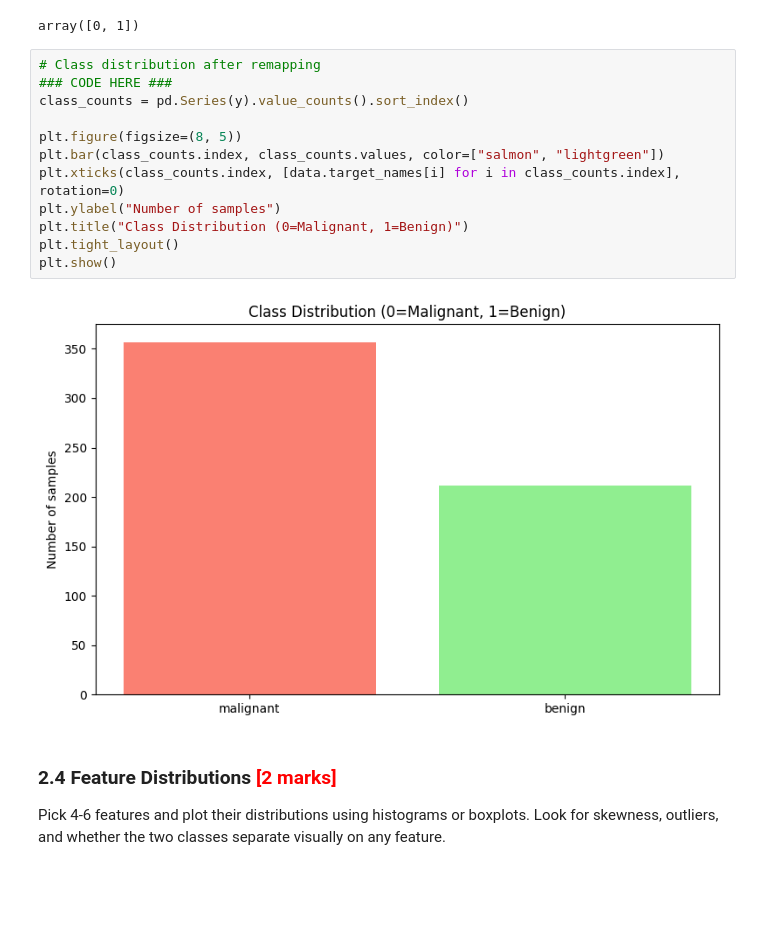
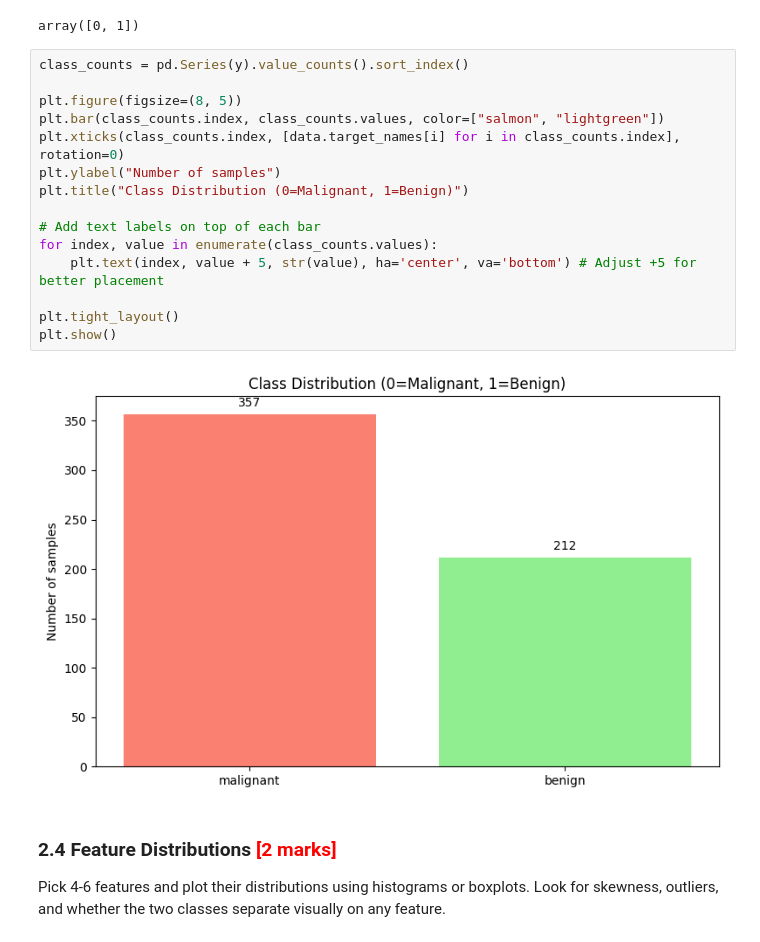
Before and after one commit to ravi-soda/ML_Assignments, a Jupyter notebook: assignments/Classification_Assignment_IITKGP/Classification_Models_Exercise.ipynb, the cells around one changed output. Saved outputs shown, nothing was run; the diff lists cells and outputs as text; blank space fills up the shorter version.

```diff
--- a/assignments/Classification_Assignment_IITKGP/Classification_Models_Exercise.ipynb
+++ b/assignments/Classification_Assignment_IITKGP/Classification_Models_Exercise.ipynb
@@ -232,19 +232,22 @@ indices
 # %% [output]
 array([0, 1])
 # %%
-# Class distribution after remapping
-### CODE HERE ###
 class_counts = pd.Series(y).value_counts().sort_index()
 
 plt.figure(figsize=(8, 5))
 plt.bar(class_counts.index, class_counts.values, color=["salmon", "lightgreen"])
 plt.xticks(class_counts.index, [data.target_names[i] for i in class_counts.index], rotation=0)
 plt.ylabel("Number of samples")
 plt.title("Class Distribution (0=Malignant, 1=Benign)")
+
+# Add text labels on top of each bar
+for index, value in enumerate(class_counts.values):
+    plt.text(index, value + 5, str(value), ha='center', va='bottom') # Adjust +5 for better placement
+
 plt.tight_layout()
 plt.show()
 # %% [output]
-[figure, old version]
+[figure, new version]
 # %% [markdown]
 ### 2.4 Feature Distributions <font color="red">[2 marks]</font>
 
```
Also changed, not shown: parts of 3 cells of this notebook.
